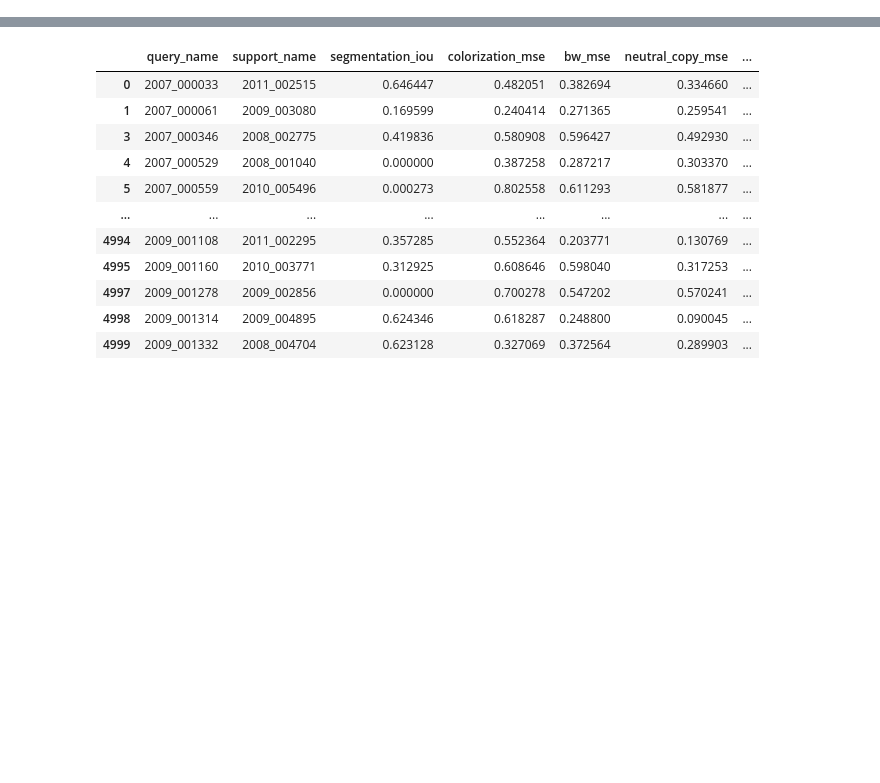
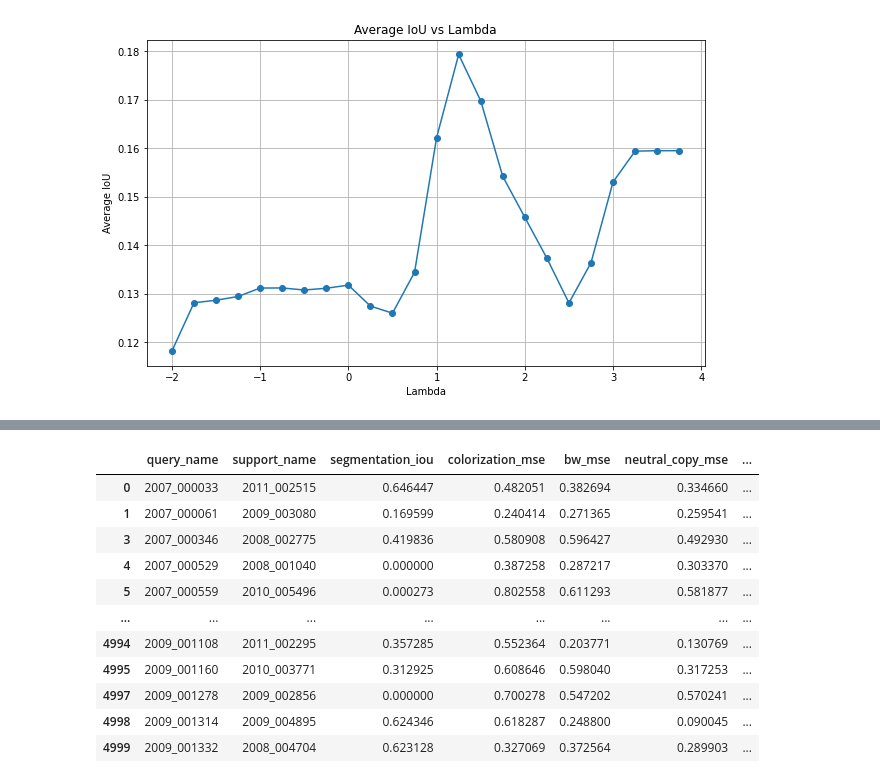
Before and after one commit to alhojel/visual_task_vectors, a Jupyter notebook: filter_pairings.ipynb, the cells around one changed output, grey strips where cells are left out. Drawn from its saved outputs; the diff is of its cells as text; code cells hidden in the pictures; blank space fills up the shorter version.

```diff
--- a/filter_pairings.ipynb
+++ b/filter_pairings.ipynb
@@ -0,0 +25,12 @@
+# %%
+import matplotlib.pyplot as plt
+
+avg_iou = df.groupby("lambda")["segmentation_iou"].mean()
+plt.figure(figsize=(10, 6))
+plt.plot(np.array(avg_iou.index), avg_iou.values, marker='o')
+plt.xlabel('Lambda')
+plt.ylabel('Average IoU')
+plt.title('Average IoU vs Lambda')
+plt.grid(True)
+# %% [output]
+[figure, added]
```
Also changed, not shown: parts of 6 cells of this notebook, 6 other files.
